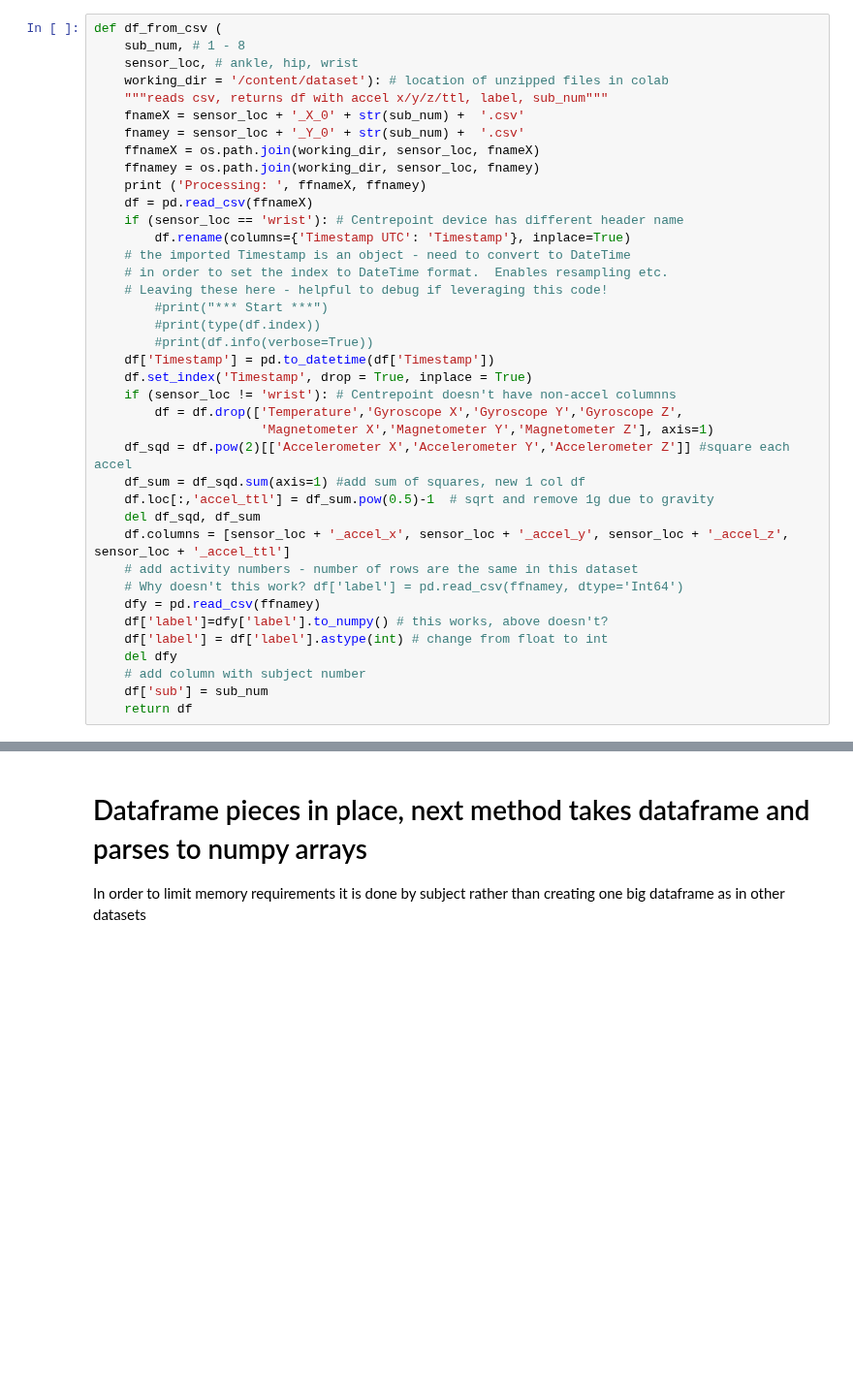
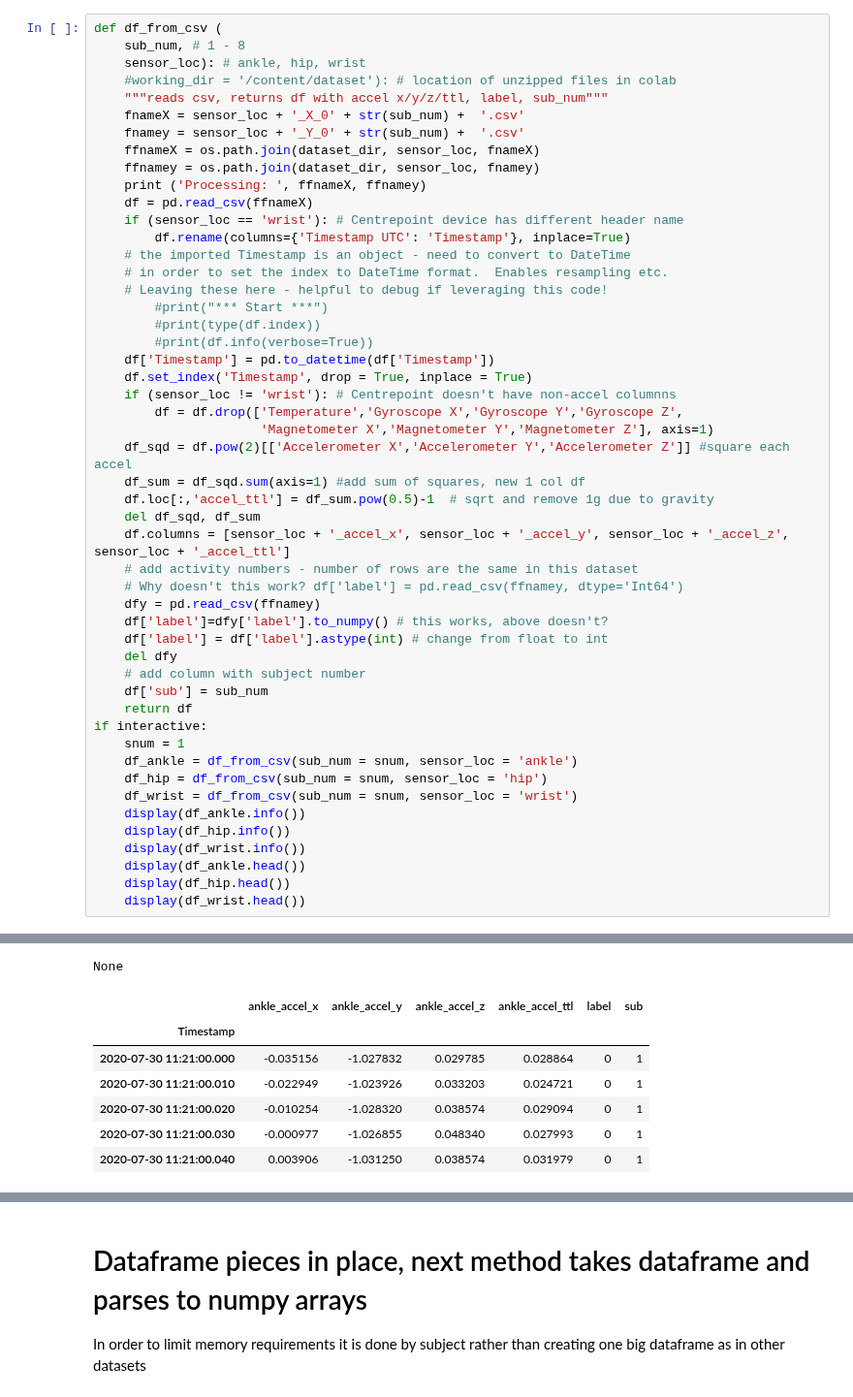
Before and after one commit to imics-lab/load_data_time_series, a Jupyter notebook: ADL/Leotta_2021/Leotta_2021_get_X_y_sub.ipynb, the cells around one changed output, grey strips where cells are left out. Shown at 97% size. Cells and saved outputs as stored; diff of their text form; blank space fills up the shorter version.

```diff
--- a/ADL/Leotta_2021/Leotta_2021_get_X_y_sub.ipynb
+++ b/ADL/Leotta_2021/Leotta_2021_get_X_y_sub.ipynb
@@ -89,13 +137,13 @@ Using source file /content/drive/My Drive/Datasets/ADL_Leotta_2021.zip
 # %%
 def df_from_csv (
     sub_num, # 1 - 8
-    sensor_loc, # ankle, hip, wrist
-    working_dir = '/content/dataset'): # location of unzipped files in colab
+    sensor_loc): # ankle, hip, wrist
+    #working_dir = '/content/dataset'): # location of unzipped files in colab
     """reads csv, returns df with accel x/y/z/ttl, label, sub_num"""
     fnameX = sensor_loc + '_X_0' + str(sub_num) +  '.csv'
     fnamey = sensor_loc + '_Y_0' + str(sub_num) +  '.csv'
-    ffnameX = os.path.join(working_dir, sensor_loc, fnameX)
-    ffnamey = os.path.join(working_dir, sensor_loc, fnamey)
+    ffnameX = os.path.join(dataset_dir, sensor_loc, fnameX)
+    ffnamey = os.path.join(dataset_dir, sensor_loc, fnamey)
     print ('Processing: ', ffnameX, ffnamey)
     df = pd.read_csv(ffnameX)
     if (sensor_loc == 'wrist'): # Centrepoint device has different header name
@@ -125,3 +173,15 @@ def df_from_csv (
     # add column with subject number
     df['sub'] = sub_num
     return df
+if interactive:
+    snum = 1
+    df_ankle = df_from_csv(sub_num = snum, sensor_loc = 'ankle')
+    df_hip = df_from_csv(sub_num = snum, sensor_loc = 'hip')
+    df_wrist = df_from_csv(sub_num = snum, sensor_loc = 'wrist')
+    display(df_ankle.info())
+    display(df_hip.info())
+    display(df_wrist.info())
+    display(df_ankle.head())
+    display(df_hip.head())
+    display(df_wrist.head())
+# %% [output]
@@ -127,0 +232,8 @@ def df_from_csv (
+None
+|  | ankle_accel_x | ankle_accel_y | ankle_accel_z | ankle_accel_ttl | label | sub |
+| Timestamp |  |  |  |  |  |  |
+| 2020-07-30 11:21:00.000 | -0.035156 | -1.027832 | 0.029785 | 0.028864 | 0 | 1 |
+| 2020-07-30 11:21:00.010 | -0.022949 | -1.023926 | 0.033203 | 0.024721 | 0 | 1 |
+| 2020-07-30 11:21:00.020 | -0.010254 | -1.028320 | 0.038574 | 0.029094 | 0 | 1 |
+| 2020-07-30 11:21:00.030 | -0.000977 | -1.026855 | 0.048340 | 0.027993 | 0 | 1 |
+| 2020-07-30 11:21:00.040 | 0.003906 | -1.031250 | 0.038574 | 0.031979 | 0 | 1 |
```
Also changed, not shown: parts of 24 cells of this notebook.
